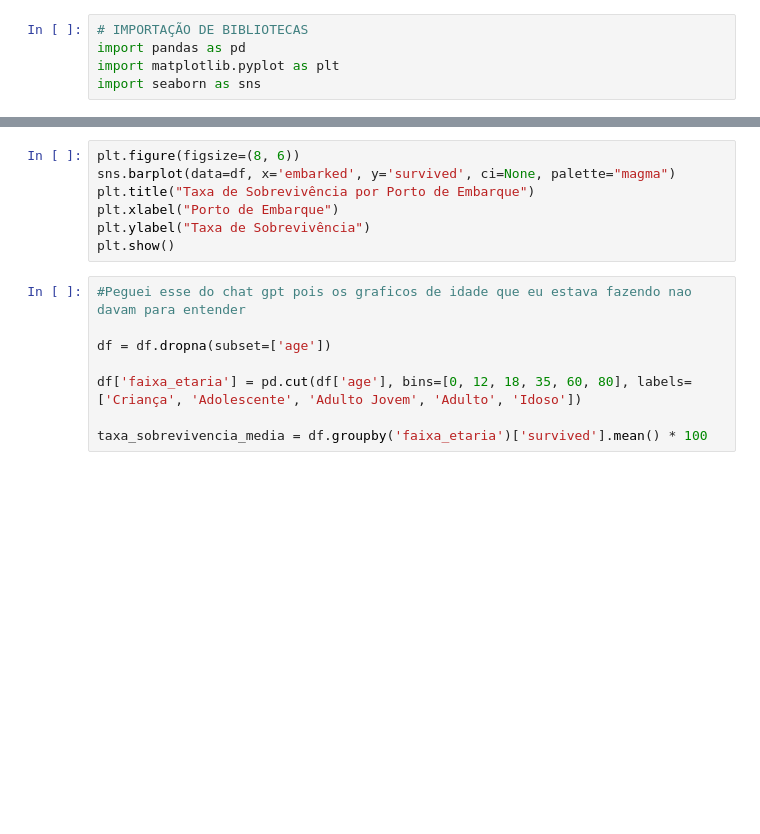
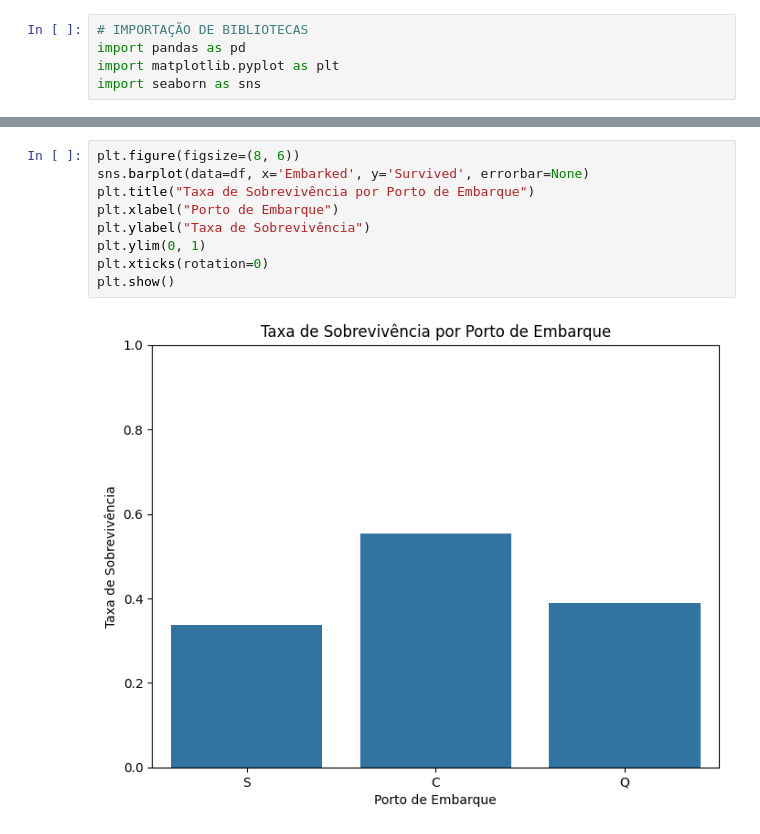
Before and after one commit to gmorettirib/AULAS_PA, a Jupyter notebook: AnaliseTitanic.ipynb, the cells around one changed output, grey strips where cells are left out. Drawn from its saved outputs; the diff is of its cells as text; blank space fills up the shorter version.

```diff
--- a/AnaliseTitanic.ipynb
+++ b/AnaliseTitanic.ipynb
@@ -36,17 +94,13 @@ plt.show()
 # %%
 plt.figure(figsize=(8, 6))
-sns.barplot(data=df, x='embarked', y='survived', ci=None, palette="magma")
+sns.barplot(data=df, x='Embarked', y='Survived', errorbar=None)
 plt.title("Taxa de Sobrevivência por Porto de Embarque")
 plt.xlabel("Porto de Embarque")
 plt.ylabel("Taxa de Sobrevivência")
+plt.ylim(0, 1)
+plt.xticks(rotation=0)
 plt.show()
+# %% [output]
+[figure, added]
-# %%
-#Peguei esse do chat gpt pois os graficos de idade que eu estava fazendo nao davam para entender
-
-df = df.dropna(subset=['age'])
-
-df['faixa_etaria'] = pd.cut(df['age'], bins=[0, 12, 18, 35, 60, 80], labels=['Criança', 'Adolescente', 'Adulto Jovem', 'Adulto', 'Idoso'])
-
-taxa_sobrevivencia_media = df.groupby('faixa_etaria')['survived'].mean() * 100
 # %%
 plt.figure(figsize=(8, 5))
```
Also changed, not shown: parts of 9 cells of this notebook.
